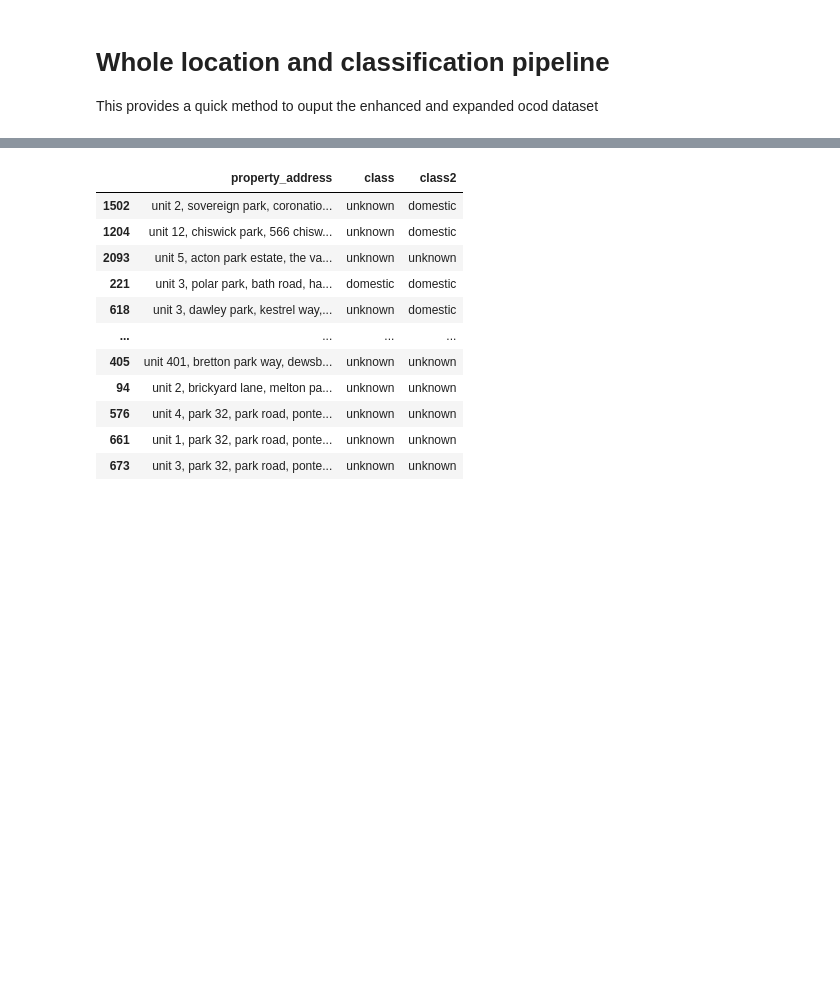
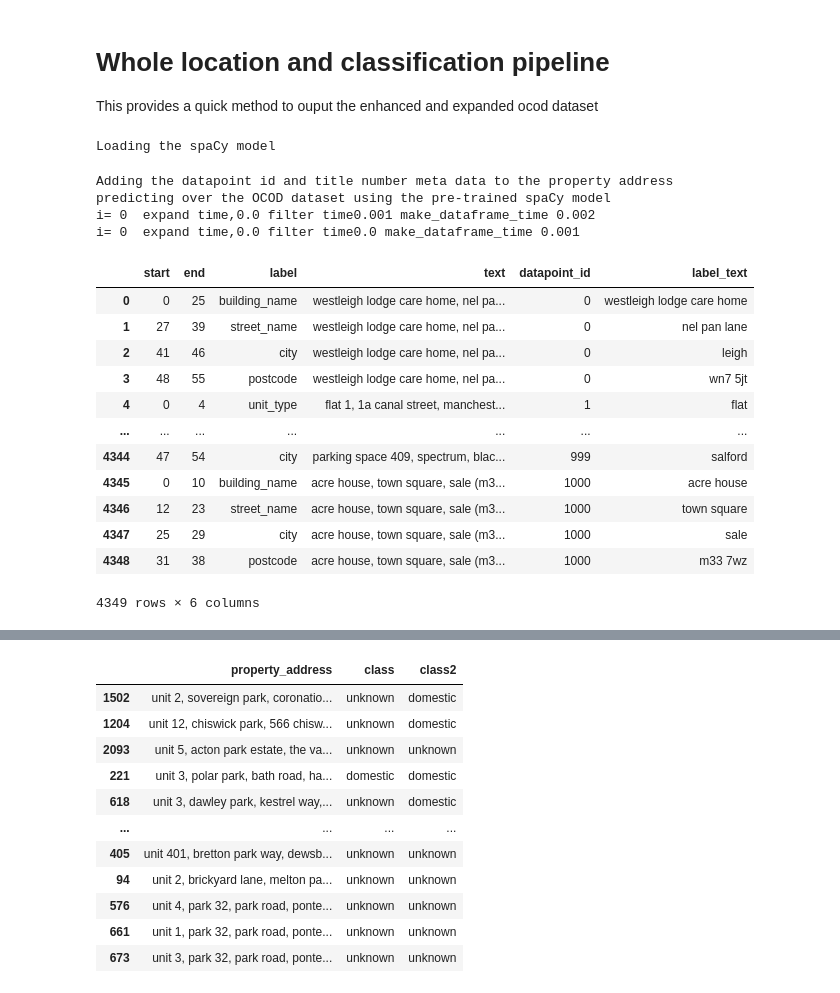
Before and after one commit to JonnoB/enhance_ocod, a Jupyter notebook: Locating and classifying the ocod dataset.ipynb, the cells around one changed output, grey strips where cells are left out. Drawn from its saved outputs; the diff is of its cells as text; code cells hidden in the pictures; blank space fills up the shorter version.

```diff
--- a/Locating and classifying the ocod dataset.ipynb
+++ b/Locating and classifying the ocod dataset.ipynb
@@ -322,3 +322,36 @@ ocod_data[ocod_data.within_title_id==ocod_data.within_title_id.max()].reset_inde
 # Whole location and classification pipeline
 
 This provides a quick method to ouput the enhanced and expanded ocod dataset
+# %%
+from address_parsing_helper_functions import *
+from locate_and_classify_helper_functions import *
+
+root_path = "/home/jonno/empty_homes_data/"#str(args[1])
+
+
+ocod_data = load_and_prep_OCOD_data(root_path + 'OCOD_FULL_2022_02.csv')
+
+all_entities = spacy_pred_fn(spacy_model_path = root_path+'spacy_data/cpu/model-best', ocod_data = ocod_data.loc[0:1000,:])
+full_expanded_data = parsing_and_expansion_process(all_entities, expand_addresses = True)
+# %% [output]
+Loading the spaCy model
+Adding the datapoint id and title number meta data to the property address
+predicting over the OCOD dataset using the pre-trained spaCy model
+i= 0  expand time,0.0 filter time0.001 make_dataframe_time 0.002
+i= 0  expand time,0.0 filter time0.0 make_dataframe_time 0.001
+# %%
+all_entities#[all_entities.text[x][all_entities.start[x]:all_entities.end[x]] for x in range(0,all_entities.shape[0])]
+# %% [output]
+|  | start | end | label | text | datapoint_id | label_text |
+| 0 | 0 | 25 | building_name | westleigh lodge care home, nel pa... | 0 | westleigh lodge care home |
+| 1 | 27 | 39 | street_name | westleigh lodge care home, nel pa... | 0 | nel pan lane |
+| 2 | 41 | 46 | city | westleigh lodge care home, nel pa... | 0 | leigh |
+| 3 | 48 | 55 | postcode | westleigh lodge care home, nel pa... | 0 | wn7 5jt |
+| 4 | 0 | 4 | unit_type | flat 1, 1a canal street, manchest... | 1 | flat |
+| ... | ... | ... | ... | ... | ... | ... |
+| 4344 | 47 | 54 | city | parking space 409, spectrum, blac... | 999 | salford |
+| 4345 | 0 | 10 | building_name | acre house, town square, sale (m3... | 1000 | acre house |
+| 4346 | 12 | 23 | street_name | acre house, town square, sale (m3... | 1000 | town square |
+| 4347 | 25 | 29 | city | acre house, town square, sale (m3... | 1000 | sale |
+| 4348 | 31 | 38 | postcode | acre house, town square, sale (m3... | 1000 | m33 7wz |
+4349 rows × 6 columns
```
Also changed, not shown: parts of 5 cells of this notebook, 16 other files.
